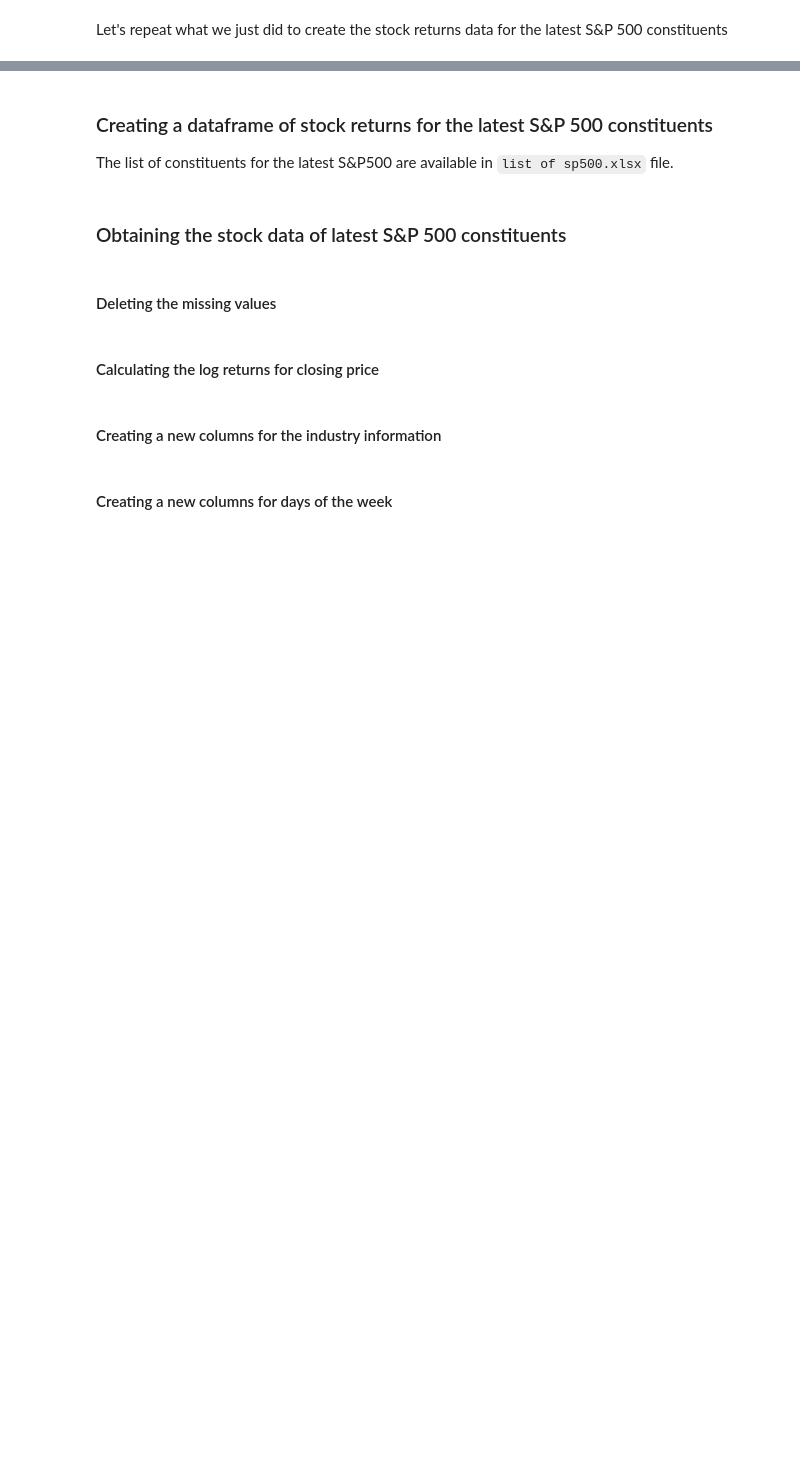
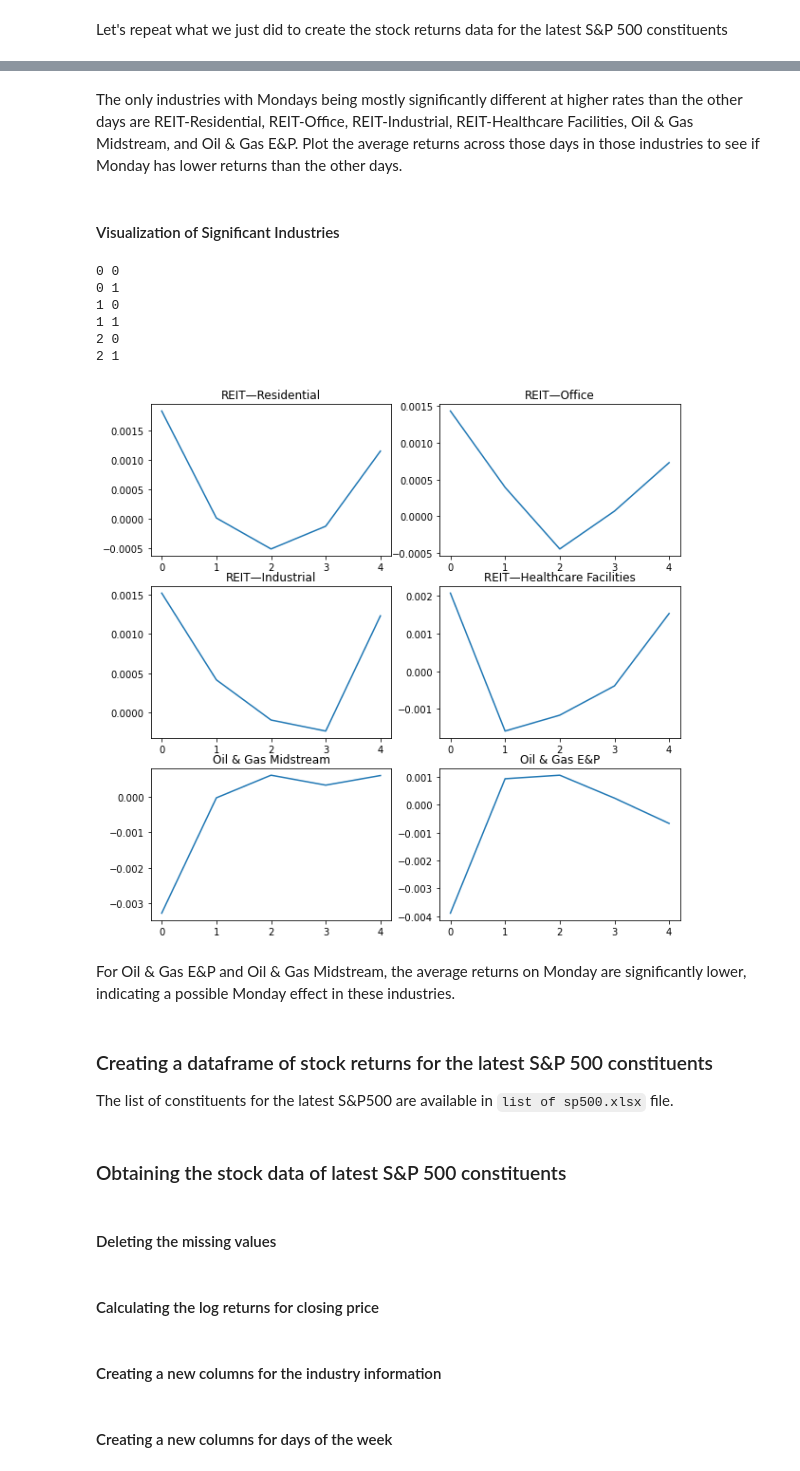
Before and after one commit to Sungbinyouk/UCSB-PSTAT234-2021S-Final-Project-Stock, a Jupyter notebook: Examining Monday Effect.ipynb, the cells around one changed output, grey strips where cells are left out. Saved outputs shown, nothing was run; the diff lists cells and outputs as text; code cells hidden in the pictures; blank space fills up the shorter version.

```diff
--- a/Examining Monday Effect.ipynb
+++ b/Examining Monday Effect.ipynb
@@ -297,0 +558,7 @@ Let's repeat what we just did to create the stock returns data for the latest S&
+# %%
+meanByDayIndustry = []
+
+for i in range(len(industries)):
+    groupedtemp = dataByIndustry[i].groupby('day')
+    groupedmean = groupedtemp.mean()
+    meanByDayIndustry.append(groupedmean)
@@ -297,0 +567,19 @@ Let's repeat what we just did to create the stock returns data for the latest S&
+# %%
+#Perform ANOVA to see if days are significantly different
+pvalues = []
+sigIndustriesByDay = []
+notSigIndustriesByDay = []
+tukeyDay = []
+
+for i in range(len(industries)):
+    fval, pval = stats.f_oneway(np.array(meanByDayIndustry[i].iloc[0].array), np.array(meanByDayIndustry[i].iloc[1].array), np.array(meanByDayIndustry[i].iloc[2].array), np.array(meanByDayIndustry[i].iloc[3].array), np.array(meanByDayIndustry[i].iloc[4].array))
+    if pval < 0.05: #if significant, perform TukeyHSD
+        print(industries[i])
+        sigIndustriesByDay.append(industries[i])
+        dfTukey = pd.DataFrame({'return': np.reshape(meanByDayIndustry[i].values, -1),
+                   'day': np.repeat(meanByDayIndustry[i].index, repeats=len(meanByDayIndustry[i].iloc[1,:]))})
+        tukey = pairwise_tukeyhsd(endog=dfTukey["return"], groups = dfTukey["day"], alpha = 0.05)
+        print(tukey)
+        tukeyDay.append(tukey)
+    else:
+        notSigIndustriesByDay.append(industries[i])
@@ -298,3 +621,36 @@ Let's repeat what we just did to create the stock returns data for the latest S&
+# %% [markdown]
+The only industries with Mondays being mostly significantly different at higher rates than the other days are REIT-Residential, REIT-Office, REIT-Industrial, REIT-Healthcare Facilities, Oil & Gas Midstream, and Oil & Gas E&P. Plot the average returns across those days in those industries to see if Monday has lower returns than the other days.
+# %% [markdown]
+#### Visualization of Significant Industries
+# %%
+for i in range(len(sigDifIndust)):
+    x = (i)//2
+    y = (i) %2
+    print(x,y)
+# %% [output]
+0 0
+0 1
+1 0
+1 1
+2 0
+2 1
+# %%
+sigDifIndust = ["REIT—Residential", "REIT—Office", "REIT—Industrial", "REIT—Healthcare Facilities", "Oil & Gas Midstream", "Oil & Gas E&P"]
+
+fig, ax = plt.subplots(len(sigDifIndust)//2, 2, figsize=(10,10))
+plt.title("Average Returns by Day by Industry")
+
+## Write a for loop
+for i in range(len(sigDifIndust)):
+    ind = np.argwhere(industries==sigDifIndust[i])[0][0]
+    x = (i)//2
+    y = (i) %2
+    ax[x,y].plot(range(0, 5), np.mean(meanByDayIndustry[ind], axis = 1))
+    ax[x,y].set_title(sigDifIndust[i])
+# %% [output]
+[figure, added]
+# %% [markdown]
+For Oil & Gas E&P and Oil & Gas Midstream, the average returns on Monday are significantly lower, indicating a possible Monday effect in these industries.
 # %% [markdown]
 ### Creating a dataframe of stock returns for the latest S&P 500 constituents
 The list of constituents for the latest S&P500 are available in `list of sp500.xlsx` file.
```
Also changed, not shown: parts of 39 cells of this notebook, 1 other file.
